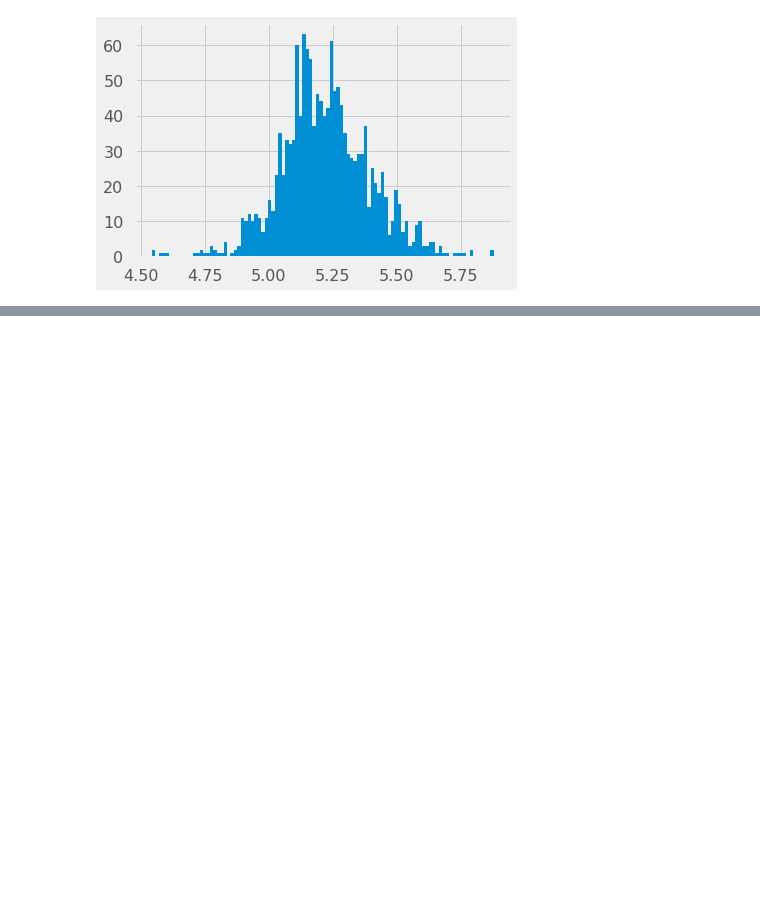
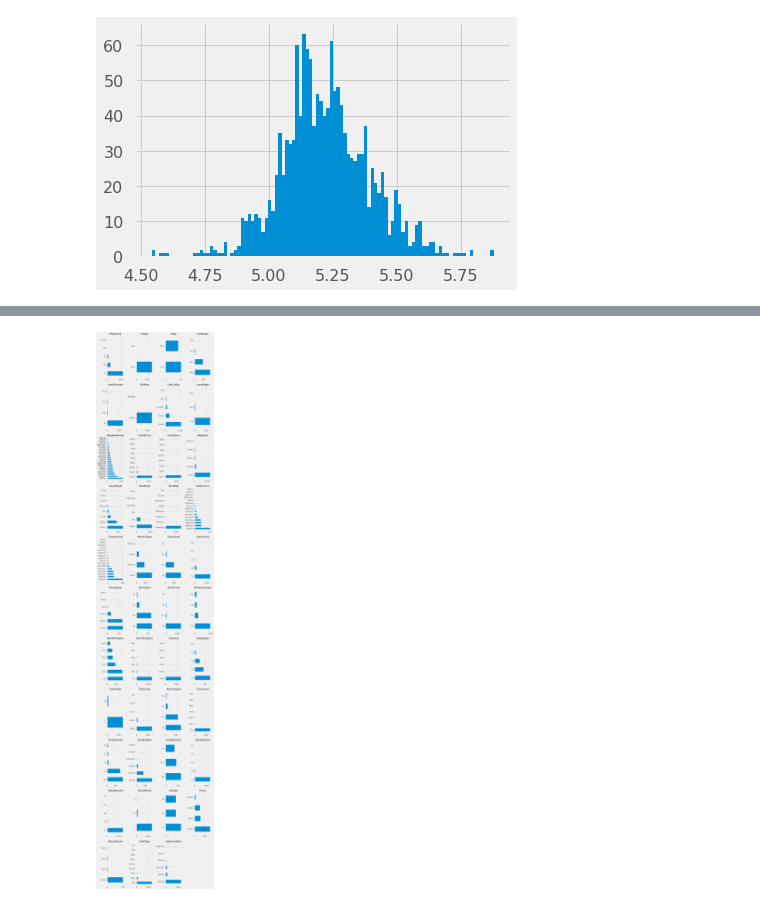
Before and after one commit to SlipShabby/kaggle, a Jupyter notebook: AmesHousingData.ipynb, the cells around one changed output, grey strips where cells are left out. Cells and saved outputs as stored; diff of their text form; code cells hidden in the pictures; blank space fills up the shorter version.

```diff
--- a/AmesHousingData.ipynb
+++ b/AmesHousingData.ipynb
@@ -119,0 +146,3 @@ from pandas.plotting import scatter_matrix
+# %%
+string_data = train.select_dtypes(object)
+string_data.info()
@@ -119,0 +170,21 @@ from pandas.plotting import scatter_matrix
+# %%
+from math import ceil
+from itertools import zip_longest
+
+n_string_features = string_data.shape[1]
+nrows, ncols = ceil(n_string_features / 4), 4
+
+fig, axs = plt.subplots(ncols=ncols, nrows=nrows, figsize=(14, 80))
+
+for feature_name, ax in zip_longest(string_data, axs.ravel()):
+    if feature_name is None:
+        # do not show the axis
+        ax.axis("off")
+        continue
+
+    string_data[feature_name].value_counts().plot.barh(ax=ax)
+    ax.set_title(feature_name)
+
+plt.subplots_adjust(hspace=0.2, wspace=0.8)
+# %% [output]
+[figure, added]
```
Also changed, not shown: parts of 9 cells of this notebook.
